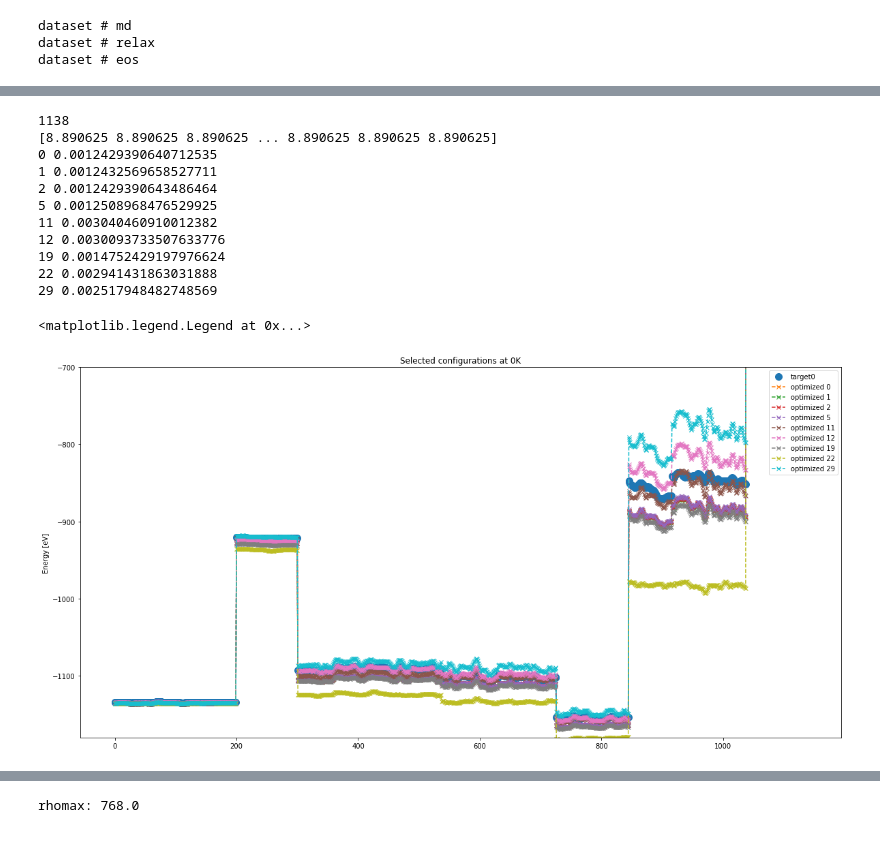
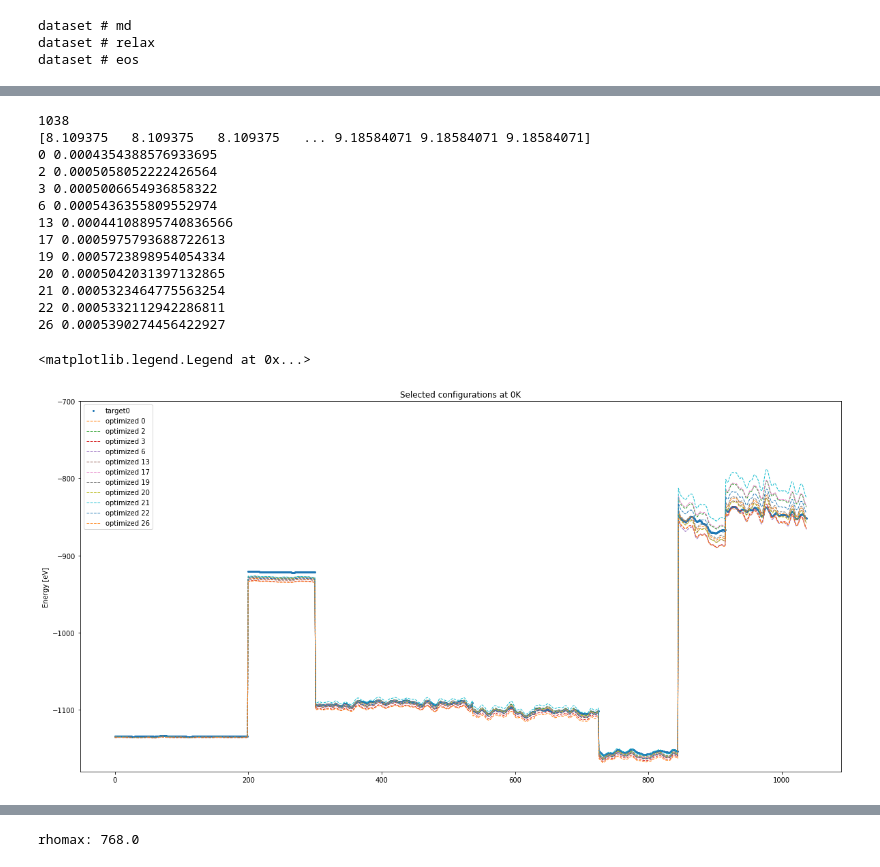
Before and after one commit to vlcekl/eam-models, a Jupyter notebook: notebooks/eam_lib_long-forces.ipynb, the cells around one changed output, grey strips where cells are left out. Cells and saved outputs as stored; diff of their text form; code cells hidden in the pictures.

```diff
--- a/notebooks/eam_lib_long-forces.ipynb
+++ b/notebooks/eam_lib_long-forces.ipynb
@@ -782,3 +800,5 @@ array([-3.74366839e+00, -3.82503855e-04,  9.95130195e+00, -2.40887446e+00,
+# %%
+optimal_parameters.append(tuple([output[1:], params_uopt]))
 # %%
 multi_pars =[pars_in]
 # %%
@@ -808,10 +832,12 @@ multi_pars = []
 
 #pars_in1 = multi_pars[0]
 #pars_in2 = multi_pars[1]
+#pars_in3 = multi_pars[1]
+
 
 pars_in1 = optimal_parameters[0][1]
 pars_in2 = optimal_parameters[2][1]
-pars_in3 = optimal_parameters[19][1]
+pars_in3 = optimal_parameters[26][1]
 
 
 #pars_in1 = [-2.21684325e+00, -1.77860942e-04, -3.66546338e+00, -1.71191389e+00, 4.38944526e+00, -2.66122494e+00,  7.24452435e-01,  2.29732818e-01]
@@ -827,32 +853,32 @@ multi_pars.append(pars_in3)
 
 for _ in range(5):
     pars = np.array(pars_in1)
-    pars += np.random.standard_normal(pars.shape)*0.05
+    pars += np.random.standard_normal(pars.shape)*0.07
     print(pars)
     multi_pars.append(pars)
 
 for _ in range(5):
     pars = np.array(pars_in2)
-    pars += np.random.standard_normal(pars.shape)*0.05
+    pars += np.random.standard_normal(pars.shape)*0.07
     multi_pars.append(pars)
 
 for _ in range(5):
     pars = np.array(pars_in3)
-    pars += np.random.standard_normal(pars.shape)*0.05
+    pars += np.random.standard_normal(pars.shape)*0.07
     multi_pars.append(pars)
 
 for _ in range(5):
     pars = 0.5*(np.array(pars_in1) + np.array(pars_in2))
-    pars += np.random.standard_normal(pars.shape)*0.05
+    pars += np.random.standard_normal(pars.shape)*0.07
     multi_pars.append(pars)
 
 for _ in range(5):
     pars = 0.5*(np.array(pars_in1) + np.array(pars_in3))
-    pars += np.random.standard_normal(pars.shape)*0.05
+    pars += np.random.standard_normal(pars.shape)*0.07
     multi_pars.append(pars)
 
 for _ in range(5):
     pars = 0.5*(np.array(pars_in2) + np.array(pars_in3))
-    pars += np.random.standard_normal(pars.shape)*0.05
+    pars += np.random.standard_normal(pars.shape)*0.07
     multi_pars.append(pars)
 # %% [output]
@@ -921,7 +959,7 @@ Optimized parameters:
 # %%
 plt.figure(figsize=(20,10))
 
-nat = np.array([len(x) for x in targ_dict['relax']['xyz']])[:-1]
+nat = np.array([len(x) for x in targ_dict['relax']['xyz']])[:-2]
 print(len(nat))
 
 for i, params_uopt in enumerate(optimal_parameters):
@@ -931,14 +969,14 @@ for i, params_uopt in enumerate(optimal_parameters):
     opti_out, targ_out = udif_print(params_uopt[1], stats, target, utot_EAM, [4])
     plt.title('Selected configurations at 0K')
     if i == 0:
-        print('Targ:', targ_out[-2][:-1])
-        print('Model:', opti_out[-2][:-1])
+        print('Targ:', targ_out[-2][:-2])
+        print('Model:', opti_out[-2][:-2])
 
         #nat = np.array([len(x) for x in targ_dict['relax']['xyz']])
-        print(len(np.array(targ_out[-2][:-1]))/nat)
-        plt.plot(np.array(targ_out[-2][:-1])/nat, 'o', label='target'+str(i), markersize=10)
+        print(len(np.array(targ_out[-2][:-2]))/nat)
+        plt.plot(np.array(targ_out[-2][:-2])/nat, 'o', label='target'+str(i), markersize=10)
 
-    if params_uopt[0][0] > 3.1e-3:
+    if params_uopt[0][0] > 0.6e-3:
         continue
     #if i != 10 and i != 12:
     #    continue
@@ -946,7 +984,7 @@ for i, params_uopt in enumerate(optimal_parameters):
 
 
     #print('Opti:', [o for o in opti_out[-1][:-1]])
-    plt.plot(np.array([o for o in opti_out[-2][:-1]])/nat, 'x--', label='optimized '+str(i))
+    plt.plot(np.array([o for o in opti_out[-2][:-2]])/nat, 'x--', label='optimized '+str(i))
 #    else:
 #        plt.plot([o for o in opti_out[-1][:-1]], 'x--', label='optimized '+str(i))
 #        plt.plot(targ_out[-1][:-1], 'o', markersize=10)
@@ -995,7 +1035,7 @@ for i, params_uopt in enumerate(optimal_parameters):
         print(len(np.array(targ_out[-1][1:]))/nat)
         plt.plot(reos, np.array(targ_out[-1][1:])/nat, 'o', label='target'+str(i), markersize=10)
 
-    if params_uopt[0][0] > 0.31e-2:
+    if params_uopt[0][0] > 0.6e-3:
         continue
     #if i != 10 and i != 12:
     #    continue
@@ -1052,47 +1094,50 @@ for i, params_uopt in enumerate(optimal_parameters):
 
         #nat = np.array([len(x) for x in targ_dict['relax']['xyz']])
         print(len(np.array(targ_out[0][:]))/nat)
         #plt.plot(np.array(targ_out[0][:])/nat, 'o', label='target'+str(i), markersize=10)
-        plt.plot(np.array(targ_out[0][:]), 'o', label='target'+str(i), markersize=10)
+        plt.plot(np.array(targ_out[0][:]), 'o', label='target'+str(i), markersize=2)
 
 
-    if params_uopt[0][0] > 0.31e-2:
+    if params_uopt[0][0] > 0.6e-3:
         continue
     #if i != 10 and i != 12:
     #    continue
     print(i, params_uopt[0][0])
 
     #print('Opti:', [o for o in opti_out[-1][:-1]])
     #plt.plot(np.array([o for o in opti_out[0][:]])/nat, 'x--', label='optimized '+str(i))
-    plt.plot(np.array([o for o in opti_out[0][:]]), 'x--', label='optimized '+str(i))
+    plt.plot(np.array([o for o in opti_out[0][:]]), '--', label='optimized '+str(i), lw=1.0)
 
 #    else:
 #        plt.plot([o for o in opti_out[-1][:-1]], 'x--', label='optimized '+str(i))
 #        plt.plot(targ_out[-1][:-1], 'o', markersize=10)
 
 #plt.xticks([0, 1, 2, 3, 4, 5, 6], ['BCC','FCC', 'vacancy','110','111','liq','inf'])
 plt.ylabel('Energy [eV]')
 #plt.ylim(-1145, -1136)
 #plt.ylim(-8.905, -8.533)
 #plt.ylim(-8.9, -8.35)
 
 plt.ylim(-1180,-700)
 #plt.ylim(-1136,-1132)
+#plt.ylim(-1000,-900)
 
 plt.legend()
 # %% [output]
-1138
-[8.890625 8.890625 8.890625 ... 8.890625 8.890625 8.890625]
-0 0.0012429390640712535
-1 0.0012432569658527711
-2 0.0012429390643486464
-5 0.0012508968476529925
-11 0.003040460910012382
-12 0.0030093733507633776
-19 0.0014752429197976624
-22 0.002941431863031888
-29 0.002517948482748569
+1038
+[8.109375   8.109375   8.109375   ... 9.18584071 9.18584071 9.18584071]
+0 0.0004354388576933695
+2 0.0005058052222426564
+3 0.0005006654936858322
+6 0.0005436355809552974
+13 0.00044108895740836566
+17 0.0005975793688722613
+19 0.0005723898954054334
+20 0.0005042031397132865
+21 0.0005323464775563254
+22 0.0005332112942286811
+26 0.0005390274456422927
 <matplotlib.legend.Legend at 0x...>
-[figure, old version]
+[figure, new version]
 # %%
 for i, params_uopt in enumerate(optimal_parameters):
```
Also changed, not shown: parts of 55 cells of this notebook, 7 other files.
